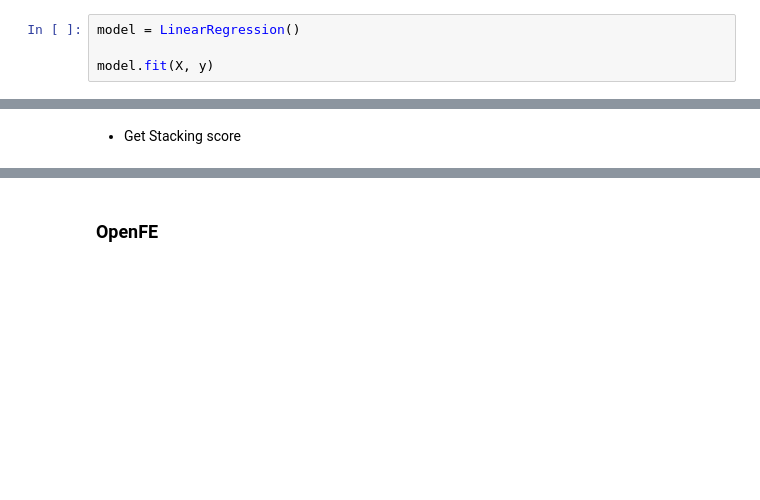
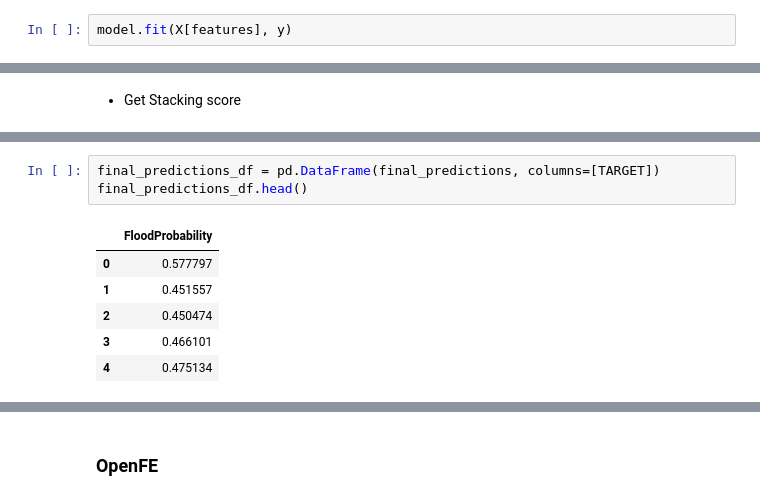
Before and after one commit to hardboyvino/kaggle_competition, a Jupyter notebook: playground_4.5/lgbm.ipynb, the cells around one changed output, grey strips where cells are left out. Saved outputs shown, nothing was run; the diff lists cells and outputs as text; blank space fills up the shorter version.

```diff
--- a/playground_4.5/lgbm.ipynb
+++ b/playground_4.5/lgbm.ipynb
@@ -354,4 +442,2 @@ with open('sfs_features_baseline.txt', mode='w') as f:
 # %%
-model = LinearRegression()
-
-model.fit(X, y)
+model.fit(X[features], y)
@@ -405,0 +617,10 @@ for i, (train_idx, meta_idx) in enumerate(k5.split(X)):
+# %%
+final_predictions_df = pd.DataFrame(final_predictions, columns=[TARGET])
+final_predictions_df.head()
+# %% [output]
+|  | FloodProbability |
+| 0 | 0.577797 |
+| 1 | 0.451557 |
+| 2 | 0.450474 |
+| 3 | 0.466101 |
+| 4 | 0.475134 |
```
Also changed, not shown: parts of 30 cells of this notebook.
